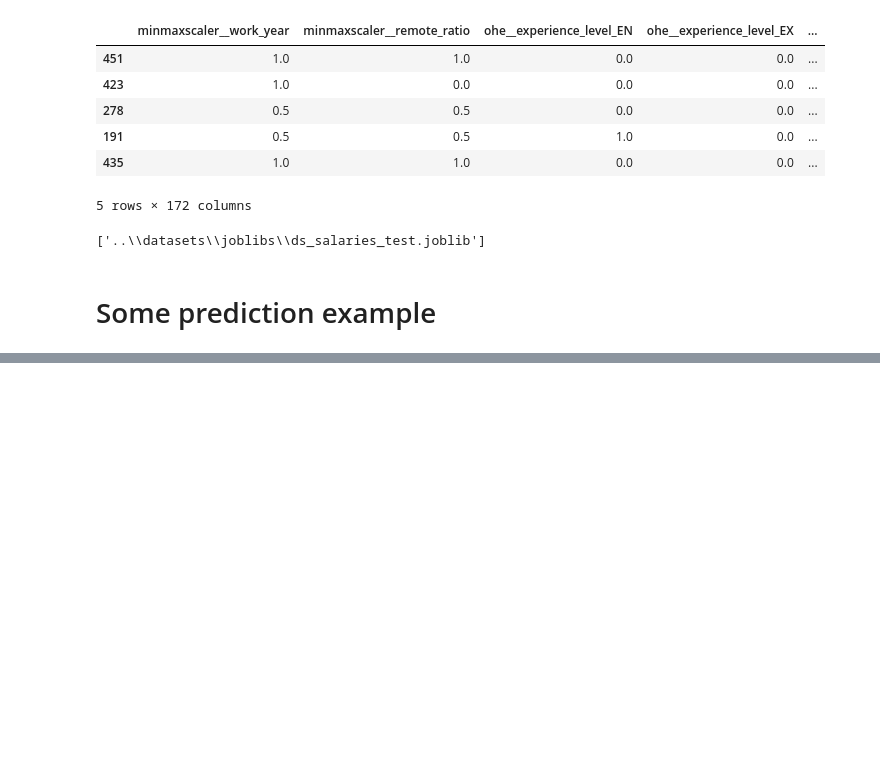
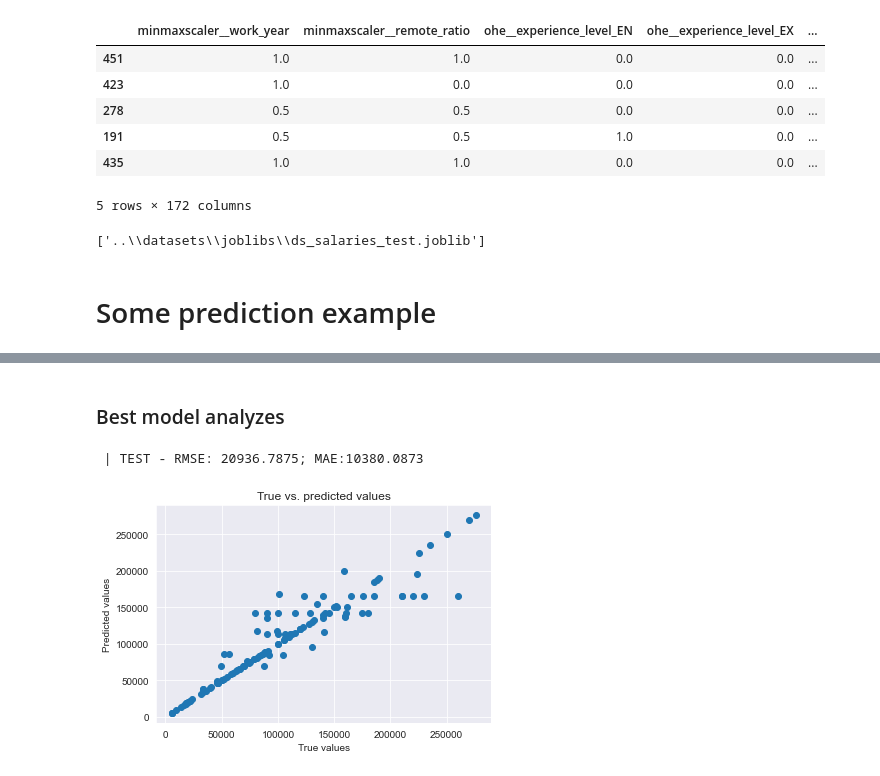
Before and after one commit to SalamanderKrajza/ds-compendium, a Jupyter notebook: projects/ds_salaries.ipynb, the cells around one changed output, grey strips where cells are left out. Drawn from its saved outputs; the diff is of its cells as text; code cells hidden in the pictures; blank space fills up the shorter version.

```diff
--- a/projects/ds_salaries.ipynb
+++ b/projects/ds_salaries.ipynb
@@ -335,5 +446,27 @@ models = {
 # %%
 from sklearn.metrics import mean_squared_error, mean_absolute_error
+# %%
+from sklearn.linear_model import LinearRegression, BayesianRidge, Lasso, ElasticNet, Ridge
+from sklearn.tree import DecisionTreeRegressor
+from sklearn.ensemble import RandomForestRegressor, GradientBoostingRegressor
+from sklearn.neural_network import MLPRegressor
+from sklearn.linear_model import SGDRegressor
+from sklearn.svm import SVR
+
+models = {
+    'LinearRegression':LinearRegression(),
+    'DecisionTreeRegressor':DecisionTreeRegressor(random_state=1321),
+    'RandomForestRegressor':RandomForestRegressor(n_estimators=100, random_state=1321),
+    'SVR':SVR(kernel="linear"),
+    'BayesianRidge': BayesianRidge(),
+    'Lasso': Lasso(max_iter=50000),
+    'ElasticNet': ElasticNet(),
+    'Ridge': Ridge(),
+    'GradientBoostingRegressor': GradientBoostingRegressor(random_state=1321),
+    'SGDRegressor': SGDRegressor(random_state=1321),
+    'SVR_rbf': SVR(kernel="rbf"),
+    'ExampleNeuralNetwork_with_100_relu_activations': MLPRegressor(random_state=1321, max_iter=10000),
+}
 # %%
 for name, model in models.items():
 
@@ -360,0 +511,23 @@ SVR                   : TRAIN - RMSE: 71601.7154;  MAE:51812.7768 | TEST - RMSE:
+# %% [markdown]
+### Best model analyzes
+# %%
+model = models['DecisionTreeRegressor'] #Model is already fited
+
+# Lest generate predictions once again
+y_pred = model.predict(df_test_transformed.drop('salary_in_usd', axis=1))
+
+#And test if we have the same values that we are expecting
+mse = mean_squared_error(df_test_transformed['salary_in_usd'], y_pred)
+rmse = np.sqrt(mse)
+mae = mean_absolute_error(df_test_transformed['salary_in_usd'], y_pred)
+print(f" | TEST - RMSE: {rmse:.4f}; MAE:{mae:.4f}")
+# %% [output]
+ | TEST - RMSE: 20936.7875; MAE:10380.0873
+# %%
+plt.scatter(df_test_transformed['salary_in_usd'], y_pred)
+plt.xlabel('True values')
+plt.ylabel('Predicted values')
+plt.title('True vs. predicted values')
+plt.show()
+# %% [output]
+[figure, added]
```
Also changed, not shown: parts of 48 cells of this notebook, 7 other files.
